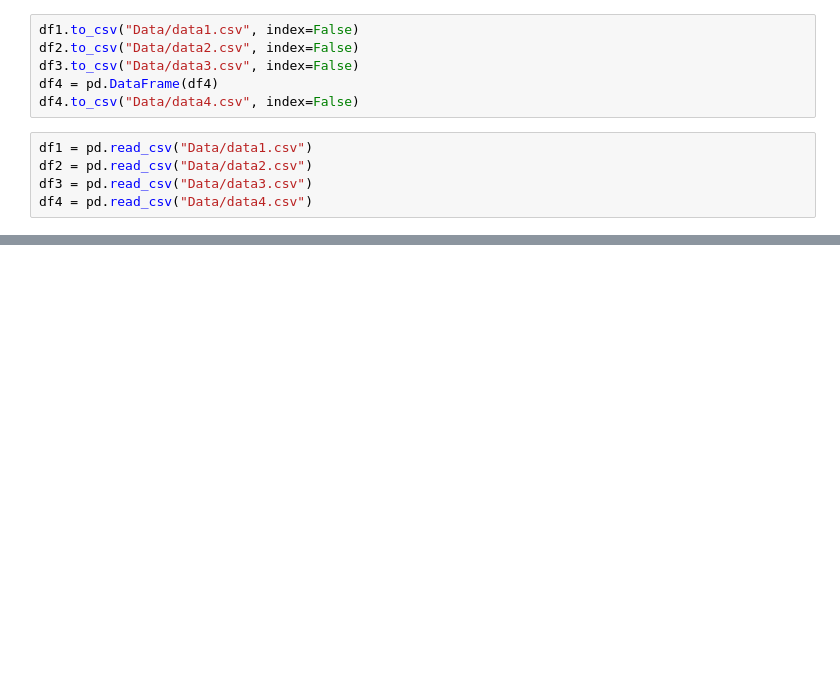
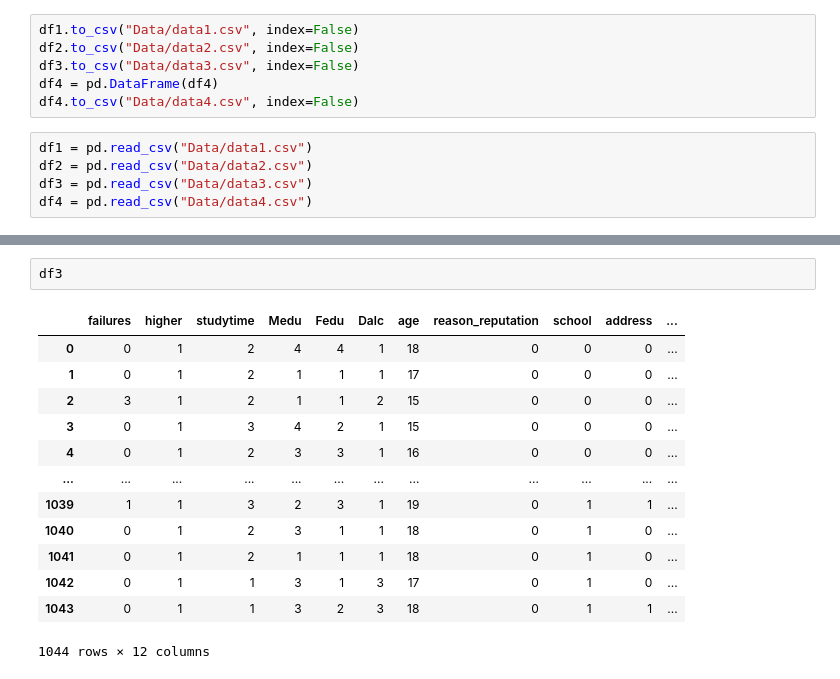
Before and after one commit to DuplexCard/F20DL-Natalia-G4, a Jupyter notebook: lab4.ipynb, the cells around one changed output, grey strips where cells are left out. Cells and saved outputs as stored; diff of their text form; blank space fills up the shorter version.

```diff
--- a/lab4.ipynb
+++ b/lab4.ipynb
@@ -184,0 +155,16 @@ df4
+# %%
+df3
+# %% [output]
+|  | failures | higher | studytime | Medu | Fedu | Dalc | age | reason_reputation | school | address | ... |
+| 0 | 0 | 1 | 2 | 4 | 4 | 1 | 18 | 0 | 0 | 0 | ... |
+| 1 | 0 | 1 | 2 | 1 | 1 | 1 | 17 | 0 | 0 | 0 | ... |
+| 2 | 3 | 1 | 2 | 1 | 1 | 2 | 15 | 0 | 0 | 0 | ... |
+| 3 | 0 | 1 | 3 | 4 | 2 | 1 | 15 | 0 | 0 | 0 | ... |
+| 4 | 0 | 1 | 2 | 3 | 3 | 1 | 16 | 0 | 0 | 0 | ... |
+| ... | ... | ... | ... | ... | ... | ... | ... | ... | ... | ... | ... |
+| 1039 | 1 | 1 | 3 | 2 | 3 | 1 | 19 | 0 | 1 | 1 | ... |
+| 1040 | 0 | 1 | 2 | 3 | 1 | 1 | 18 | 0 | 1 | 0 | ... |
+| 1041 | 0 | 1 | 2 | 1 | 1 | 1 | 18 | 0 | 1 | 0 | ... |
+| 1042 | 0 | 1 | 1 | 3 | 1 | 3 | 17 | 0 | 1 | 0 | ... |
+| 1043 | 0 | 1 | 1 | 3 | 2 | 3 | 18 | 0 | 1 | 1 | ... |
+1044 rows × 12 columns
```
Also changed, not shown: parts of 7 cells of this notebook, 1 other file.
